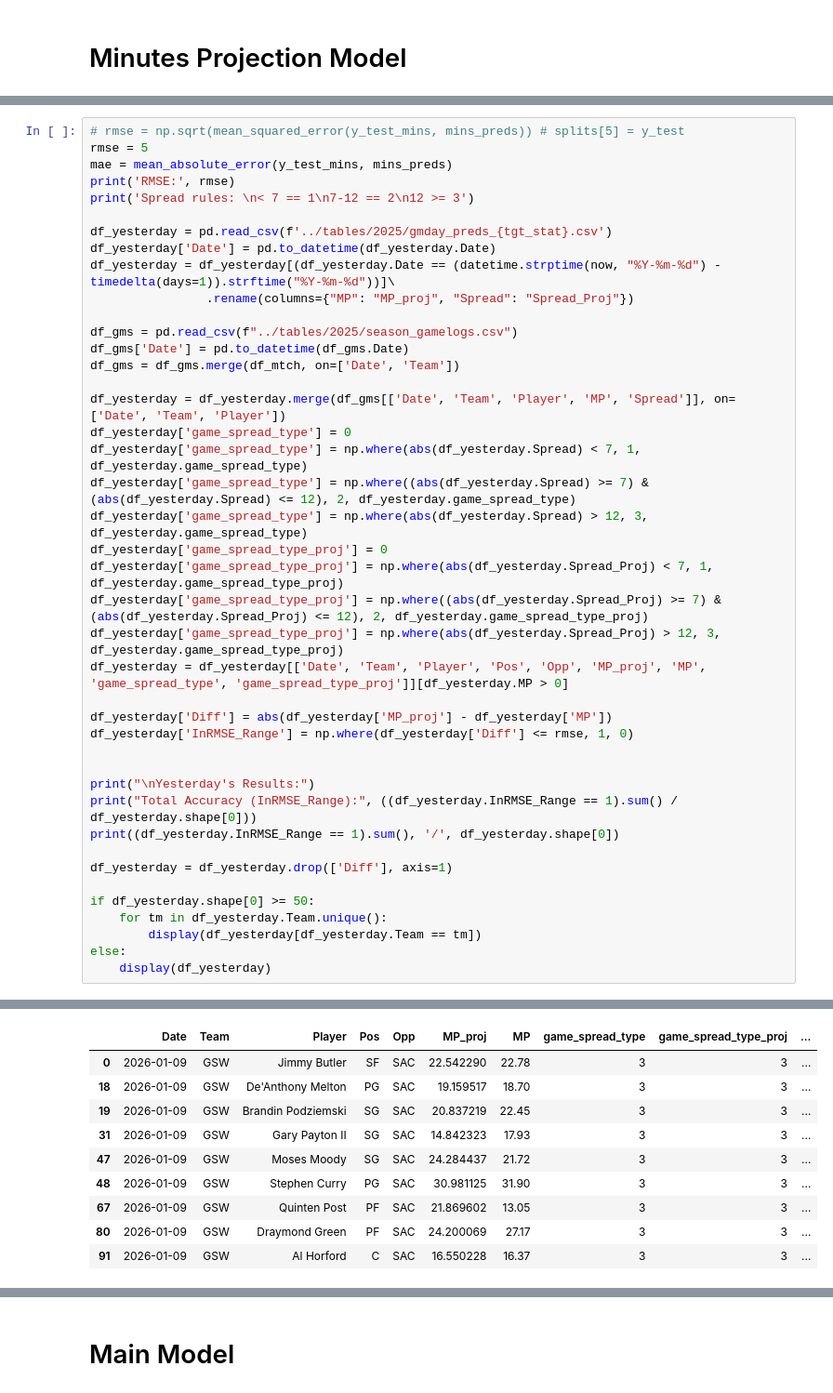
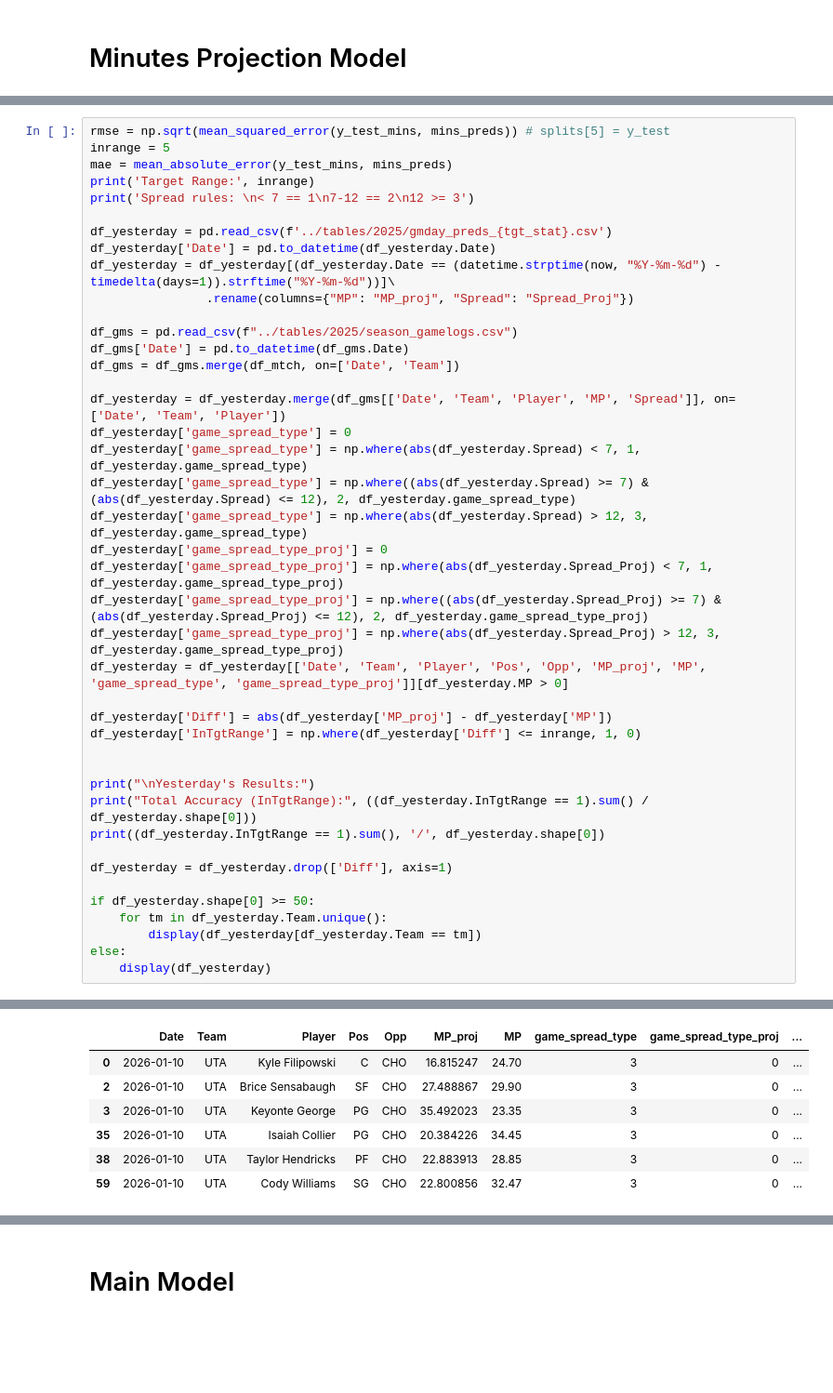
Before and after one commit to Relenes510/fantasy_basketball, a Jupyter notebook: notebooks/create_ML_Regression_model.ipynb, the cells around one changed output, grey strips where cells are left out. Shown at 93% size. Cells and saved outputs as stored; diff of their text form; blank space fills up the shorter version.

```diff
--- a/notebooks/create_ML_Regression_model.ipynb
+++ b/notebooks/create_ML_Regression_model.ipynb
@@ -571,8 +557,8 @@ plt.show()
 # %%
-# rmse = np.sqrt(mean_squared_error(y_test_mins, mins_preds)) # splits[5] = y_test
-rmse = 5
+rmse = np.sqrt(mean_squared_error(y_test_mins, mins_preds)) # splits[5] = y_test
+inrange = 5
 mae = mean_absolute_error(y_test_mins, mins_preds)
-print('RMSE:', rmse)
+print('Target Range:', inrange)
 print('Spread rules: \n< 7 == 1\n7-12 == 2\n12 >= 3')
 
 df_yesterday = pd.read_csv(f'../tables/2025/gmday_preds_{tgt_stat}.csv')
@@ -596,12 +582,12 @@ df_yesterday['game_spread_type_proj'] = np.where(abs(df_yesterday.Spread_Proj) >
 df_yesterday = df_yesterday[['Date', 'Team', 'Player', 'Pos', 'Opp', 'MP_proj', 'MP',  'game_spread_type', 'game_spread_type_proj']][df_yesterday.MP > 0]
 
 df_yesterday['Diff'] = abs(df_yesterday['MP_proj'] - df_yesterday['MP'])
-df_yesterday['InRMSE_Range'] = np.where(df_yesterday['Diff'] <= rmse, 1, 0)
+df_yesterday['InTgtRange'] = np.where(df_yesterday['Diff'] <= inrange, 1, 0)
 
 
 print("\nYesterday's Results:")
-print("Total Accuracy (InRMSE_Range):", ((df_yesterday.InRMSE_Range == 1).sum() / df_yesterday.shape[0]))
-print((df_yesterday.InRMSE_Range == 1).sum(), '/', df_yesterday.shape[0])
+print("Total Accuracy (InTgtRange):", ((df_yesterday.InTgtRange == 1).sum() / df_yesterday.shape[0]))
+print((df_yesterday.InTgtRange == 1).sum(), '/', df_yesterday.shape[0])
 
 df_yesterday = df_yesterday.drop(['Diff'], axis=1)
 
@@ -623,11 +609,8 @@ Total Accuracy (InRMSE_Range): 0.704
 |  | Date | Team | Player | Pos | Opp | MP_proj | MP | game_spread_type | game_spread_type_proj | ... |
-| 0 | 2026-01-09 | GSW | Jimmy Butler | SF | SAC | 22.542290 | 22.78 | 3 | 3 | ... |
-| 18 | 2026-01-09 | GSW | De'Anthony Melton | PG | SAC | 19.159517 | 18.70 | 3 | 3 | ... |
-| 19 | 2026-01-09 | GSW | Brandin Podziemski | SG | SAC | 20.837219 | 22.45 | 3 | 3 | ... |
-| 31 | 2026-01-09 | GSW | Gary Payton II | SG | SAC | 14.842323 | 17.93 | 3 | 3 | ... |
-| 47 | 2026-01-09 | GSW | Moses Moody | SG | SAC | 24.284437 | 21.72 | 3 | 3 | ... |
-| 48 | 2026-01-09 | GSW | Stephen Curry | PG | SAC | 30.981125 | 31.90 | 3 | 3 | ... |
-| 67 | 2026-01-09 | GSW | Quinten Post | PF | SAC | 21.869602 | 13.05 | 3 | 3 | ... |
-| 80 | 2026-01-09 | GSW | Draymond Green | PF | SAC | 24.200069 | 27.17 | 3 | 3 | ... |
-| 91 | 2026-01-09 | GSW | Al Horford | C | SAC | 16.550228 | 16.37 | 3 | 3 | ... |
+| 0 | 2026-01-10 | UTA | Kyle Filipowski | C | CHO | 16.815247 | 24.70 | 3 | 0 | ... |
+| 2 | 2026-01-10 | UTA | Brice Sensabaugh | SF | CHO | 27.488867 | 29.90 | 3 | 0 | ... |
+| 3 | 2026-01-10 | UTA | Keyonte George | PG | CHO | 35.492023 | 23.35 | 3 | 0 | ... |
+| 35 | 2026-01-10 | UTA | Isaiah Collier | PG | CHO | 20.384226 | 34.45 | 3 | 0 | ... |
+| 38 | 2026-01-10 | UTA | Taylor Hendricks | PF | CHO | 22.883913 | 28.85 | 3 | 0 | ... |
+| 59 | 2026-01-10 | UTA | Cody Williams | SG | CHO | 22.800856 | 32.47 | 3 | 0 | ... |
 |  | Date | Team | Player | Pos | Opp | MP_proj | MP | game_spread_type | game_spread_type_proj | ... |
```
Also changed, not shown: parts of 12 cells of this notebook, 4 other files.
